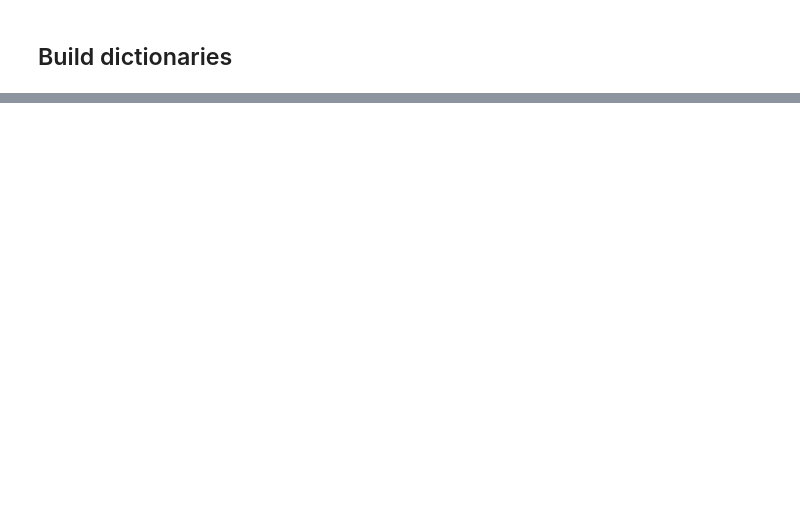
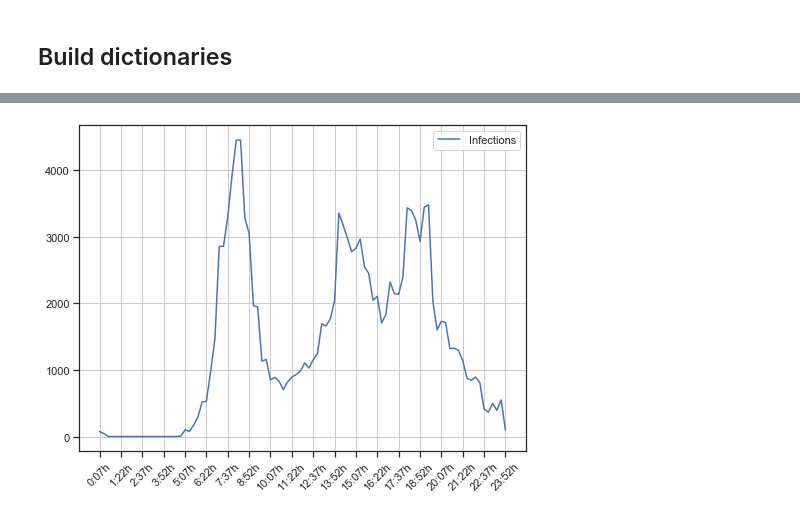
Before and after one commit to cheung-ho-lum/NS_Epidemics_ABM_Approach, a Jupyter notebook: Repository/NoteBooksAbm/Network Simulation.ipynb, the cells around one changed output, grey strips where cells are left out. Saved outputs shown, nothing was run; the diff lists cells and outputs as text; code cells hidden in the pictures; blank space fills up the shorter version.

```diff
--- a/Repository/NoteBooksAbm/Network Simulation.ipynb
+++ b/Repository/NoteBooksAbm/Network Simulation.ipynb
@@ -213,0 +474,41 @@ print('Finish!', ' '*10)
+# %%
+# Number of infections in a timeline
+
+time_window = '15Min'
+
+time_infections = []
+for name, s in stations.items():
+    time_infections = time_infections + s.get_time_infections()
+
+# Note: In case that you want to see the number of infection in a specific station, uncomment this code.
+# Note 2: You may need to set a wider time window if you plot the station data.
+# time_infections = network.get_stations()[<STATION-NAME-HERE>].get_time_infections()
+
+# Use Pandas as it is easier to group by time interval
+df = pd.DataFrame(time_infections, columns=['Time'])
+df['Value'] = 1
+df = df.groupby('Time').sum()
+df.index = pd.to_timedelta(df.index.astype(str))
+df = df.resample(time_window, base=0).sum()
+
+# Function to format TimeDelta objects
+def strfdelta(tdelta, fmt):
+    d = {'days': tdelta.days}
+    d['hours'], rem = divmod(tdelta.seconds, 3600)
+    d['minutes'], d['seconds'] = divmod(rem, 60)
+    d['minutes'] = d['minutes'] if d['minutes'] >= 10 else '0%d' % d['minutes']
+    return fmt.format(**d)
+
+x_labels = [strfdelta(t, '{hours}:{minutes}h') for t in df.index]
+
+fig = plt.figure(figsize=(8, 6))
+ax = fig.add_subplot(1, 1, 1)
+plt.plot(x_labels, df['Value'], label='Infections')
+plt.xticks(rotation=45)
+plt.legend()
+plt.grid()
+ax.xaxis.set_major_locator(plt.MaxNLocator(24))
+plt.show()
+plt.close(fig)
+# %% [output]
+[figure, added]
```
Also changed, not shown: parts of 34 cells of this notebook.
